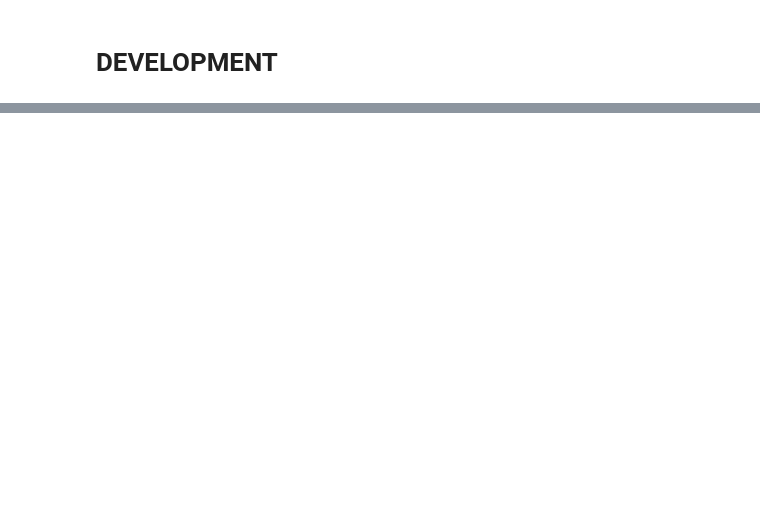
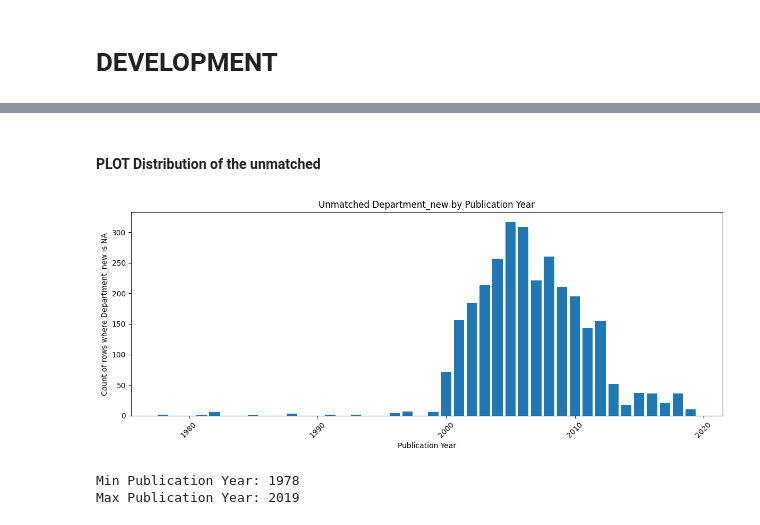
Before and after one commit to OliverKviat/Thesis_OCR, a Jupyter notebook: exploring_data/SANDBOX_Exploring_track1.ipynb, the cells around one changed output, grey strips where cells are left out. Saved outputs shown, nothing was run; the diff lists cells and outputs as text; code cells hidden in the pictures; blank space fills up the shorter version.

```diff
--- a/exploring_data/SANDBOX_Exploring_track1.ipynb
+++ b/exploring_data/SANDBOX_Exploring_track1.ipynb
@@ -446,0 +418,34 @@ Saved updated file: ../Data/Exploring_meta/thesis_meta_combined_filtered.csv
+# %% [markdown]
+#### PLOT Distribution of the unmatched
+# %%
+import os
+import matplotlib.pyplot as plt
+
+subset_unmatched = df_aff.loc[
+    df_aff["Department_new"].isna(),
+    ["Publisher", "Affiliations_clean", "Department_new", "Publication Year"]
+]
+
+year_counts = (
+    subset_unmatched.groupby("Publication Year")
+    .size()
+    .sort_index()
+)
+
+#print(year_counts)
+
+plt.figure(figsize=(12, 5))
+plt.bar(year_counts.index, year_counts.values)
+plt.xlabel("Publication Year")
+plt.ylabel('Count of rows where Department_new is NA')
+plt.title('Unmatched Department_new by Publication Year')
+plt.xticks(rotation=45)
+plt.tight_layout()
+plt.show()
+
+print("Min Publication Year:", subset_unmatched["Publication Year"].min())
+print("Max Publication Year:", subset_unmatched["Publication Year"].max())
+# %% [output]
+[figure, added]
+Min Publication Year: 1978
+Max Publication Year: 2019
```
Also changed, not shown: parts of 22 cells of this notebook, 7 other files.
